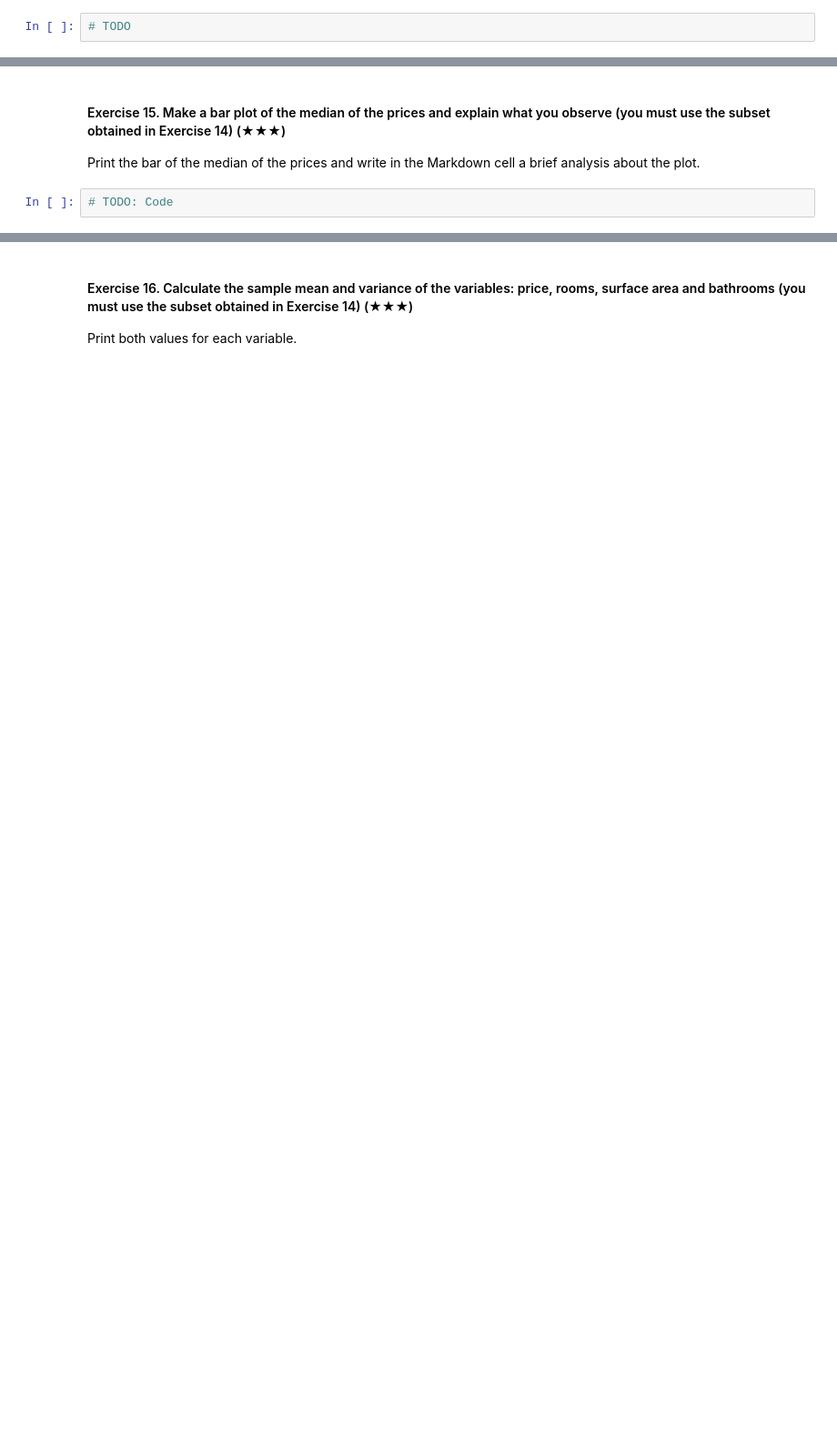
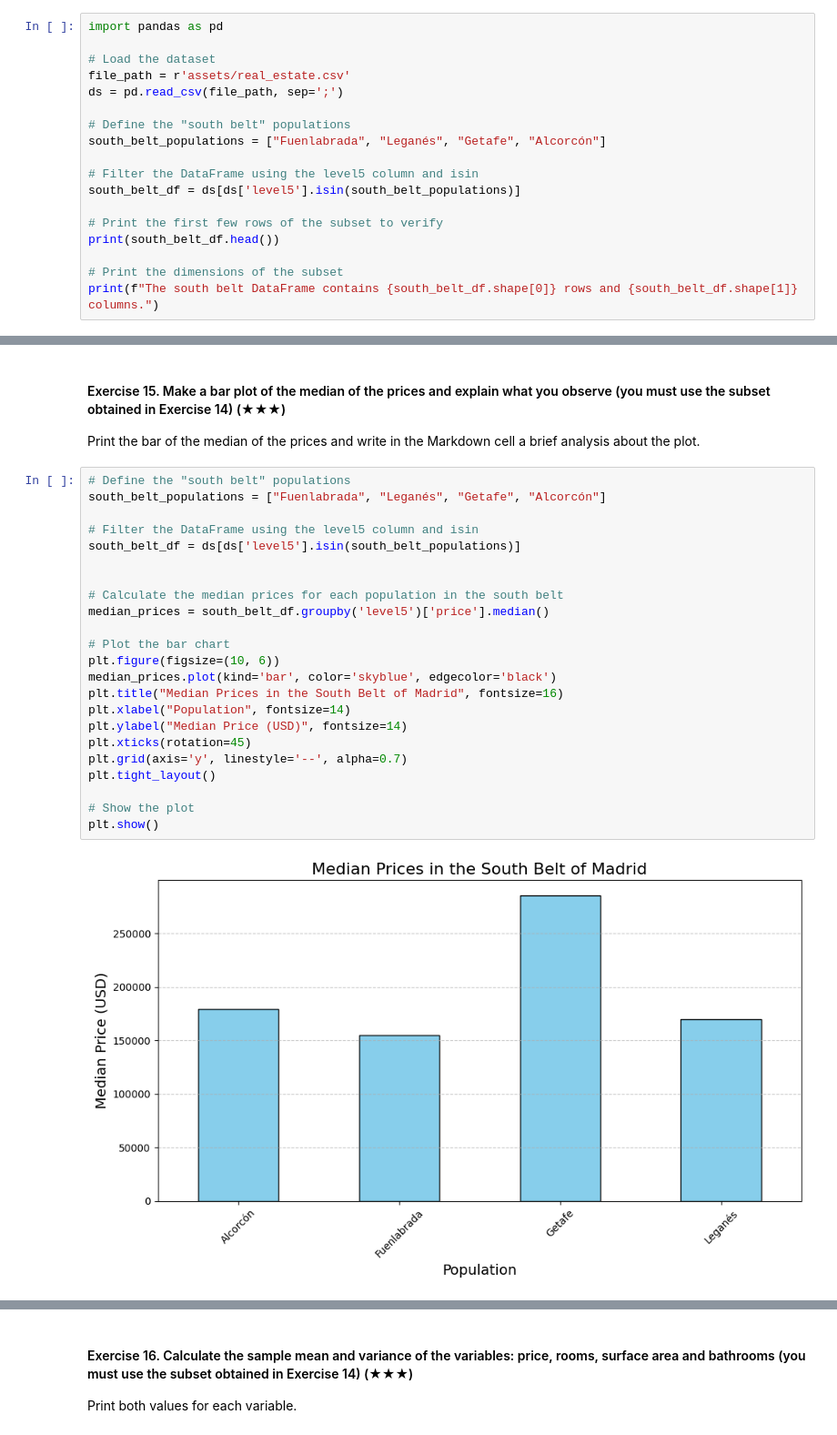
Before and after one commit to roberugalde/realestate-datacleanup-exercise, a Jupyter notebook: project.ipynb, the cells around one changed output, grey strips where cells are left out. Shown: that part at 91% size. Cells and saved outputs as stored; diff of their text form; blank space fills up the shorter version.

```diff
--- a/project.ipynb
+++ b/project.ipynb
@@ -330,4 +424,20 @@ Print both the population and the number of houses.
 
 Hint: Filter the original DataFrame using the column `level5` and the function `isin`.
 # %%
-# TODO
+import pandas as pd
+
+# Load the dataset
+file_path = r'assets/real_estate.csv'
+ds = pd.read_csv(file_path, sep=';')
+
+# Define the "south belt" populations
+south_belt_populations = ["Fuenlabrada", "Leganés", "Getafe", "Alcorcón"]
+
+# Filter the DataFrame using the level5 column and isin
+south_belt_df = ds[ds['level5'].isin(south_belt_populations)]
+
+# Print the first few rows of the subset to verify
+print(south_belt_df.head())
+
+# Print the dimensions of the subset
+print(f"The south belt DataFrame contains {south_belt_df.shape[0]} rows and {south_belt_df.shape[1]} columns.")
@@ -336,5 +464,28 @@ Hint: Filter the original DataFrame using the column `level5` and the function `
 
 Print the bar of the median of the prices and write in the Markdown cell a brief analysis about the plot.
 # %%
-# TODO: Code
+# Define the "south belt" populations
+south_belt_populations = ["Fuenlabrada", "Leganés", "Getafe", "Alcorcón"]
+
+# Filter the DataFrame using the level5 column and isin
+south_belt_df = ds[ds['level5'].isin(south_belt_populations)]
+
+
+# Calculate the median prices for each population in the south belt
+median_prices = south_belt_df.groupby('level5')['price'].median()
+
+# Plot the bar chart
+plt.figure(figsize=(10, 6))
+median_prices.plot(kind='bar', color='skyblue', edgecolor='black')
+plt.title("Median Prices in the South Belt of Madrid", fontsize=16)
+plt.xlabel("Population", fontsize=14)
+plt.ylabel("Median Price (USD)", fontsize=14)
+plt.xticks(rotation=45)
+plt.grid(axis='y', linestyle='--', alpha=0.7)
+plt.tight_layout()
+
+# Show the plot
+plt.show()
+# %% [output]
+[figure, added]
 # %% [markdown]
```
Also changed, not shown: parts of 16 cells of this notebook.
